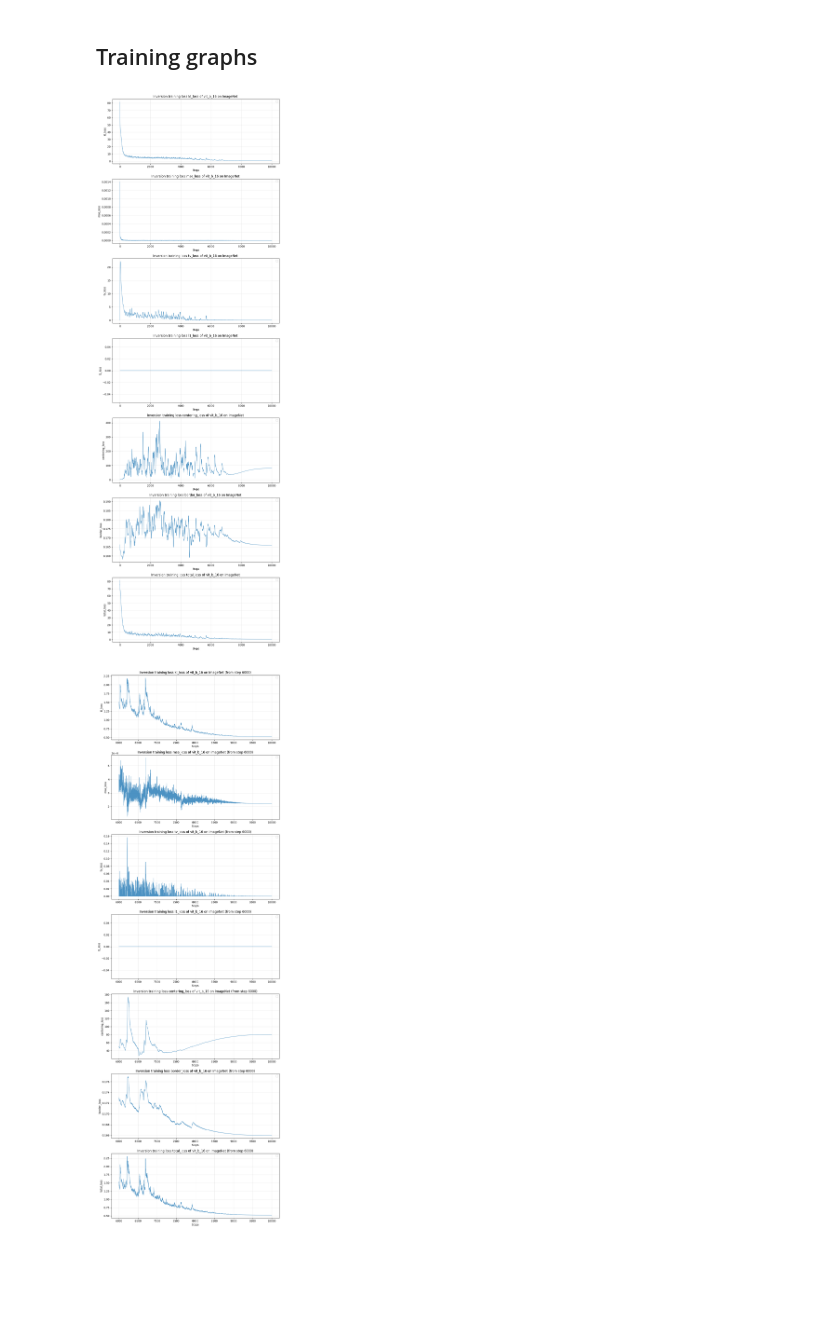
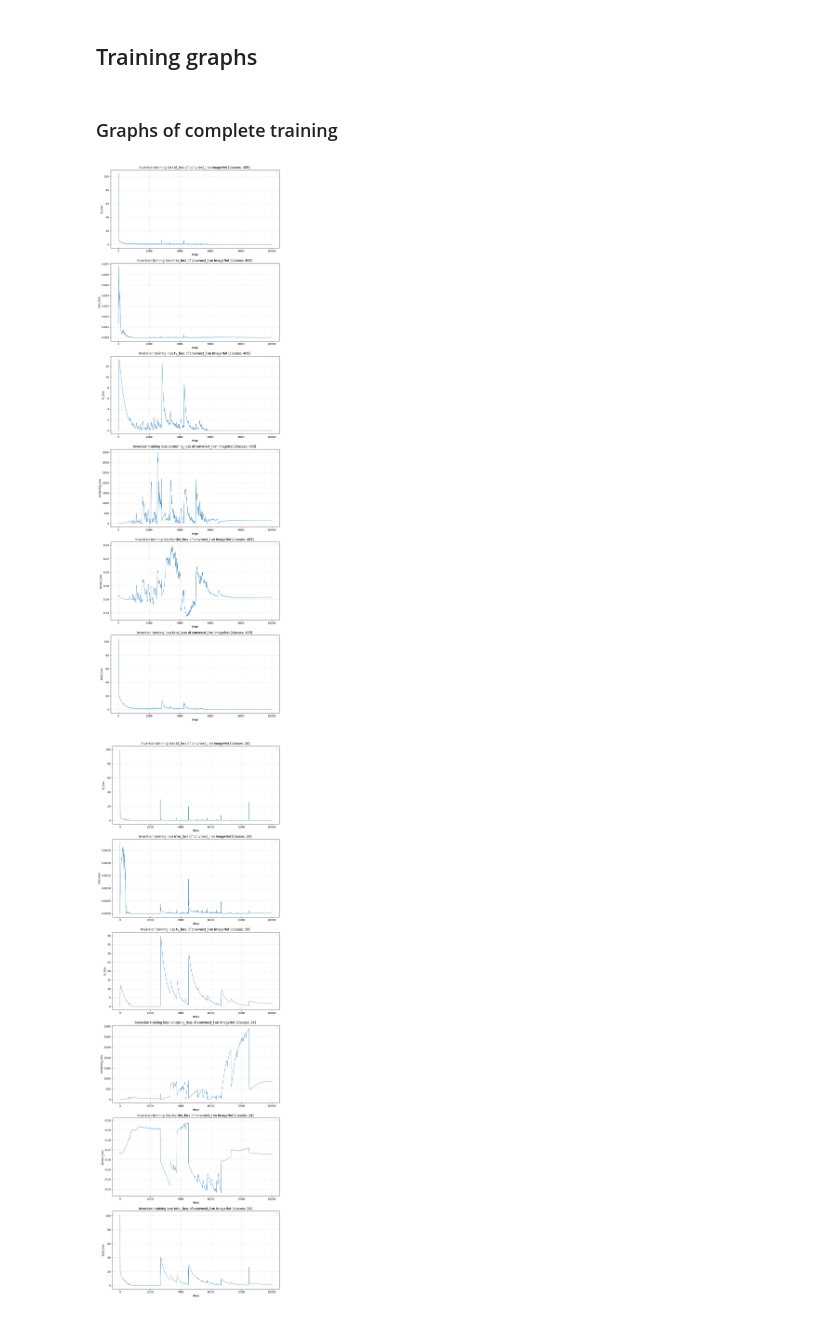
Before and after one commit to Ali-AliAli-Ali/binarize-inverse-interpret, a Jupyter notebook: network_inversion/invert_batch_imagenet_train_graphs.ipynb, the cells around one changed output. Cells and saved outputs as stored; diff of their text form; code cells hidden in the pictures; blank space fills up the shorter version.

Commit message:
Added option to skip metrics while plot

```diff
--- a/network_inversion/invert_batch_imagenet_train_graphs.ipynb
+++ b/network_inversion/invert_batch_imagenet_train_graphs.ipynb
@@ -13,13 +11,2 @@ from all_plots import plot_log_from_npz
-# %%
-dataset_dir_imagenet = "/media/user/Hitachi/ILSVRC/Data/CLS-LOC"
-dataset_name = "ImageNet"
-
-# classes_ids = "1, 10, 100, 999"
-# classes_ids_int = [ int(class_id.strip()) for class_id in classes_ids.split(",") ]
-# classes_ids_n = len(classes_ids_int)
-
-networks_names = MODELS_CONFIGS.keys()
-# n_training_steps = 10_000
-select_best_n = 10
 # %% [markdown]
 ## Training graphs
@@ -29,28 +13,46 @@ log_filename = "training_log.npz"
 # %%
-for network_name in networks_names:
-    network_logs_dir = os.path.join(all_logs_dir, f"inversion_{network_name}_{dataset_name}/")
+def plot_logs_networks(networks_names: list[str],
+                       all_logs_dir: str,
+                       log_filename: str,
+                       dataset_name: str | None = "dataset",
+                       start_step: int | None = 0,
+                       figsize: tuple[int, int] | None = (10,30)):
+    for network_name in networks_names:
+        network_logs_dir = os.path.join(all_logs_dir, f"inversion_{network_name}_{dataset_name}/")
 
-    for log_dir in os.listdir(network_logs_dir):
-        log_dir_name_split = log_dir.split("_")
-        n_training_steps = int(log_dir_name_split[1])
-        classes_ids = log_dir_name_split[3]
+        for log_dir in os.listdir(network_logs_dir):
+            log_dir_name_split = log_dir.split("_")
+            # n_training_steps = int(log_dir_name_split[1])
+            classes_ids = log_dir_name_split[3]
 
-        log_path = os.path.join(network_logs_dir, log_dir, log_filename)
+            log_path = os.path.join(network_logs_dir, log_dir, log_filename)
 
-        if os.path.exists(log_path):
-            plot_log_from_npz(
-                log_path,
-                network_name,
-                dataset_name,
-                figsize=(10,30)
-            )
-            plot_log_from_npz(
-                log_path,
-                network_name,
-                dataset_name,
-                start_step=6000,
-                figsize=(10,30)
-            )
+            if os.path.exists(log_path):
+                plot_log_from_npz(
+                    log_path,
+                    network_name,
+                    dataset_name,
+                    metric_ids_to_skip=[3],
+                    start_step=start_step,
+                    classes_ids=classes_ids,
+                    figsize=figsize
+                )
-# %% [output]
-[figure, removed]
-[figure, removed]
+# %%
+dataset_dir_imagenet = "/media/user/Hitachi/ILSVRC/Data/CLS-LOC"
+dataset_name = "ImageNet"
+
+networks_names = ["convnext_l"] # MODELS_CONFIGS.keys()
+all_logs_dir = "inversion_images_logs"
+log_filename = "training_log.npz"
+# %% [markdown]
+### Graphs of complete training
+# %%
+plot_logs_networks(
+    networks_names,
+    all_logs_dir,
+    log_filename,
+    dataset_name
+)
+# %% [output]
+[figure, added]
+[figure, added]
```
Also changed, not shown: parts of 4 cells of this notebook, 1 other file.
